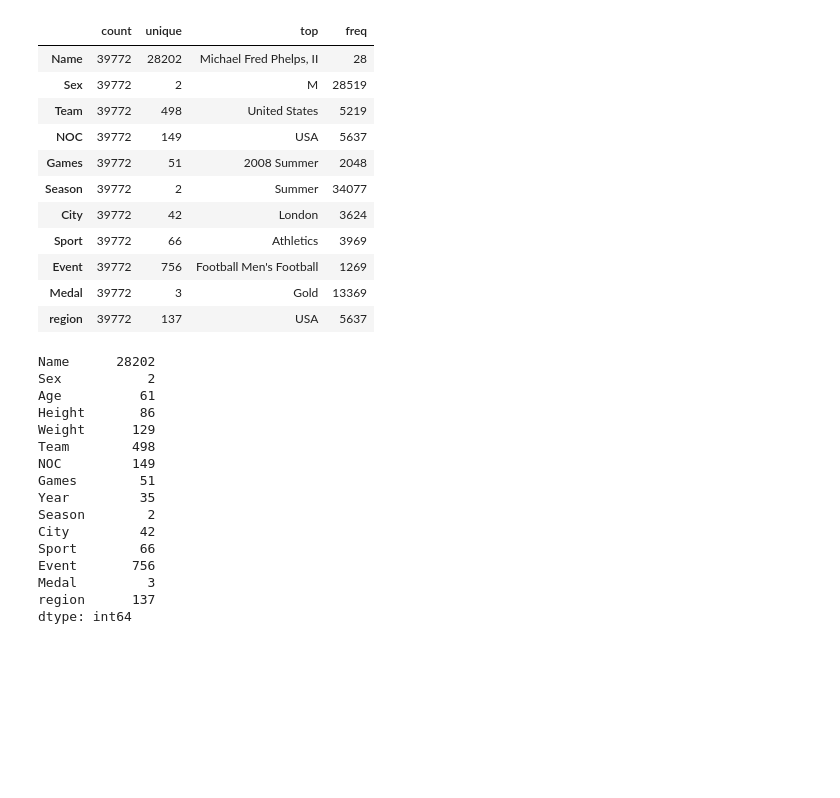
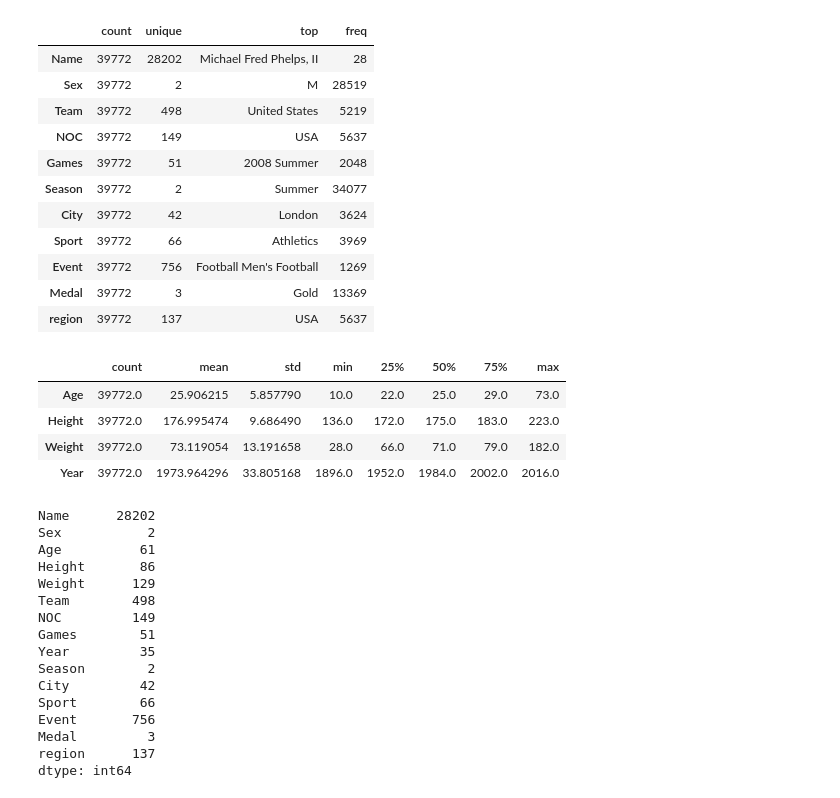
Before and after one commit to MaliheDahmardeh/Olympic-History, a Jupyter notebook: Olympic_History.ipynb, the cells around one changed output. Drawn from its saved outputs; the diff is of its cells as text; code cells hidden in the pictures; blank space fills up the shorter version.

```diff
--- a/Olympic_History.ipynb
+++ b/Olympic_History.ipynb
@@ -343,6 +343,14 @@ df.describe(include=['object']).T
 | Event | 39772 | 756 | Football Men's Football | 1269 |
 | Medal | 39772 | 3 | Gold | 13369 |
 | region | 39772 | 137 | USA | 5637 |
+# %%
+df.describe(include=['int64']).T
+# %% [output]
+|  | count | mean | std | min | 25% | 50% | 75% | max |
+| Age | 39772.0 | 25.906215 | 5.857790 | 10.0 | 22.0 | 25.0 | 29.0 | 73.0 |
+| Height | 39772.0 | 176.995474 | 9.686490 | 136.0 | 172.0 | 175.0 | 183.0 | 223.0 |
+| Weight | 39772.0 | 73.119054 | 13.191658 | 28.0 | 66.0 | 71.0 | 79.0 | 182.0 |
+| Year | 39772.0 | 1973.964296 | 33.805168 | 1896.0 | 1952.0 | 1984.0 | 2002.0 | 2016.0 |
 # %%
 df.nunique()
 # %% [output]
```
Also changed, not shown: parts of 3 cells of this notebook.
